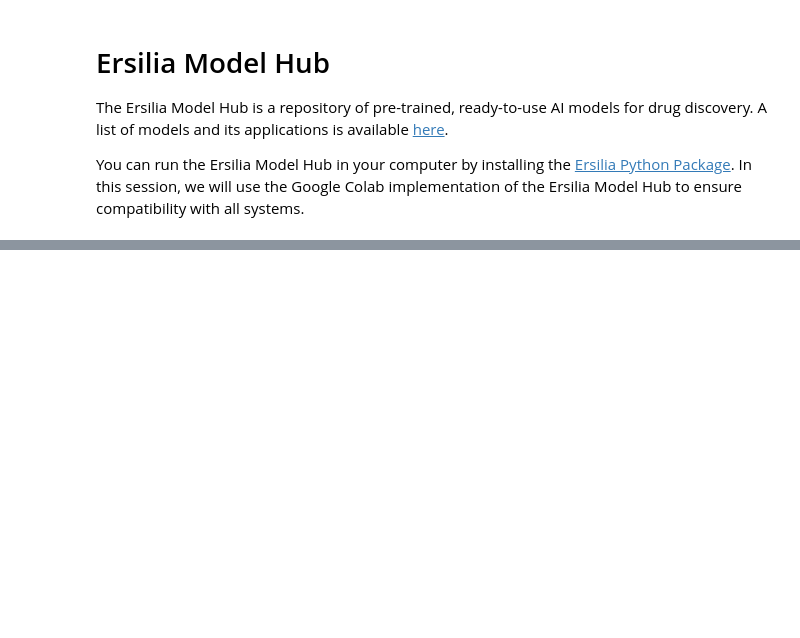
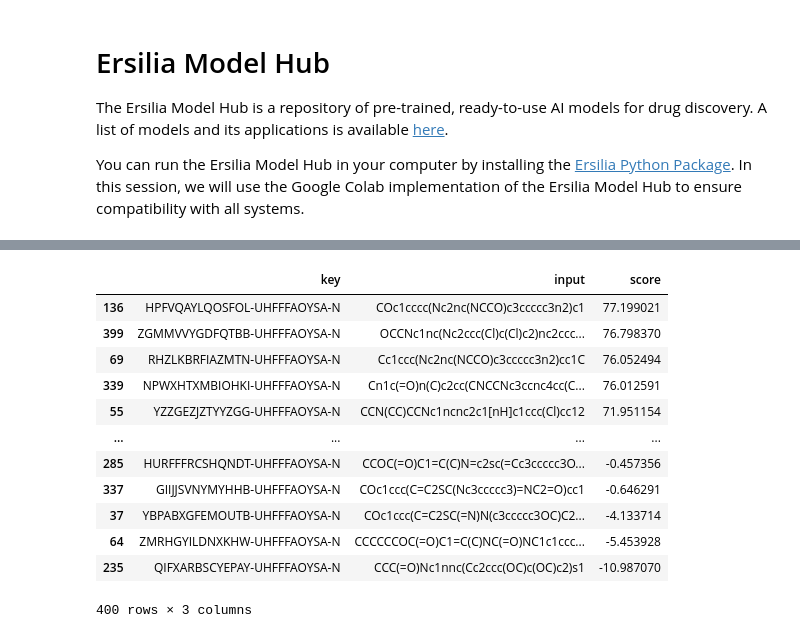
Before and after one commit to ersilia-os/event-fund-ai-drug-discovery, a Jupyter notebook: notebooks/session2_breakout.ipynb, the cells around one changed output, grey strips where cells are left out. Drawn from its saved outputs; the diff is of its cells as text; code cells hidden in the pictures; blank space fills up the shorter version.

```diff
--- a/notebooks/session2_breakout.ipynb
+++ b/notebooks/session2_breakout.ipynb
@@ -77,0 +125,16 @@ We will fetch the different models we can use for the exercise:
+# %%
+df.sort_values("score", ascending=False)
+# %% [output]
+|  | key | input | score |
+| 136 | HPFVQAYLQOSFOL-UHFFFAOYSA-N | COc1cccc(Nc2nc(NCCO)c3ccccc3n2)c1 | 77.199021 |
+| 399 | ZGMMVVYGDFQTBB-UHFFFAOYSA-N | OCCNc1nc(Nc2ccc(Cl)c(Cl)c2)nc2ccc... | 76.798370 |
+| 69 | RHZLKBRFIAZMTN-UHFFFAOYSA-N | Cc1ccc(Nc2nc(NCCO)c3ccccc3n2)cc1C | 76.052494 |
+| 339 | NPWXHTXMBIOHKI-UHFFFAOYSA-N | Cn1c(=O)n(C)c2cc(CNCCNc3ccnc4cc(C... | 76.012591 |
+| 55 | YZZGEZJZTYYZGG-UHFFFAOYSA-N | CCN(CC)CCNc1ncnc2c1[nH]c1ccc(Cl)cc12 | 71.951154 |
+| ... | ... | ... | ... |
+| 285 | HURFFFRCSHQNDT-UHFFFAOYSA-N | CCOC(=O)C1=C(C)N=c2sc(=Cc3ccccc3O... | -0.457356 |
+| 337 | GIIJJSVNYMYHHB-UHFFFAOYSA-N | COc1ccc(C=C2SC(Nc3ccccc3)=NC2=O)cc1 | -0.646291 |
+| 37 | YBPABXGFEMOUTB-UHFFFAOYSA-N | COc1ccc(C=C2SC(=N)N(c3ccccc3OC)C2... | -4.133714 |
+| 64 | ZMRHGYILDNXKHW-UHFFFAOYSA-N | CCCCCCOC(=O)C1=C(C)NC(=O)NC1c1ccc... | -5.453928 |
+| 235 | QIFXARBSCYEPAY-UHFFFAOYSA-N | CCC(=O)Nc1nnc(Cc2ccc(OC)c(OC)c2)s1 | -10.987070 |
+400 rows × 3 columns
```
Also changed, not shown: parts of 22 cells of this notebook.
